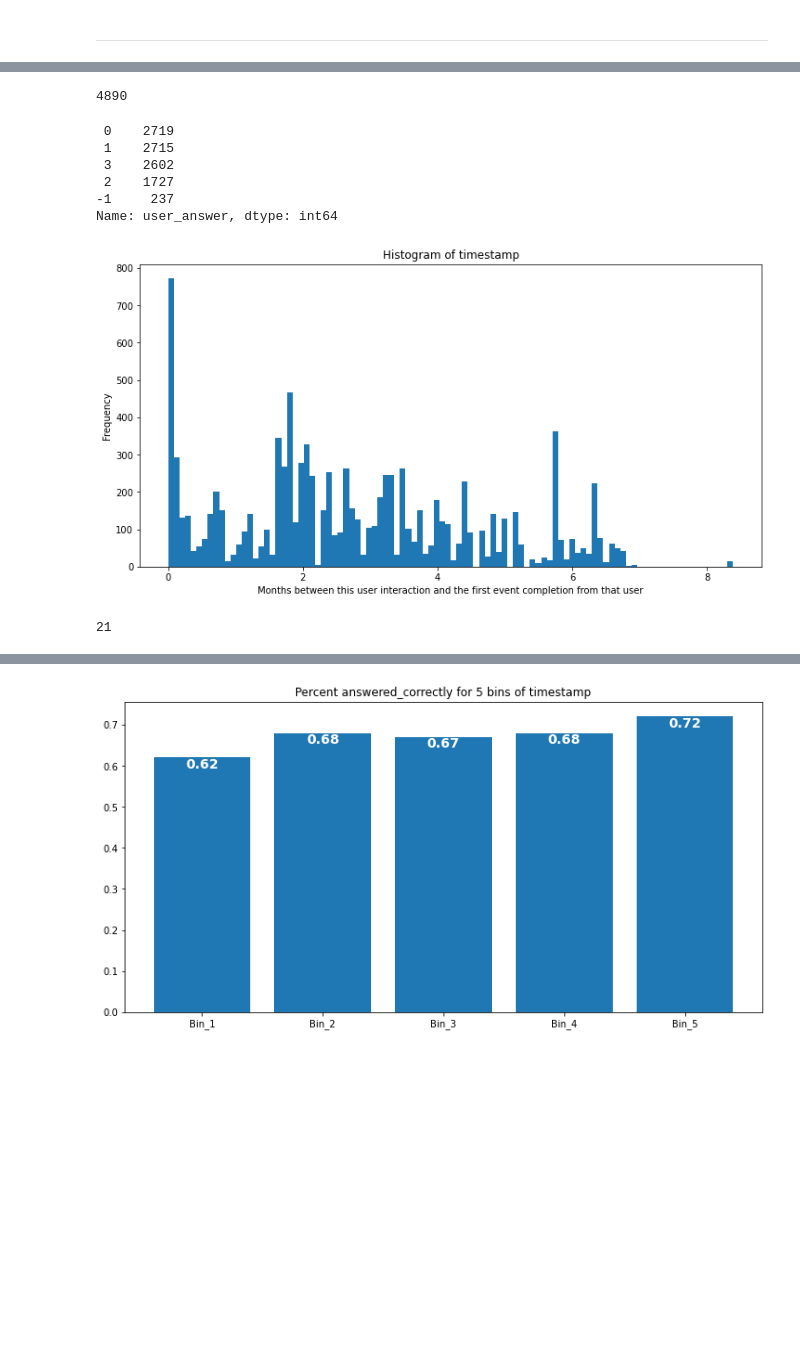
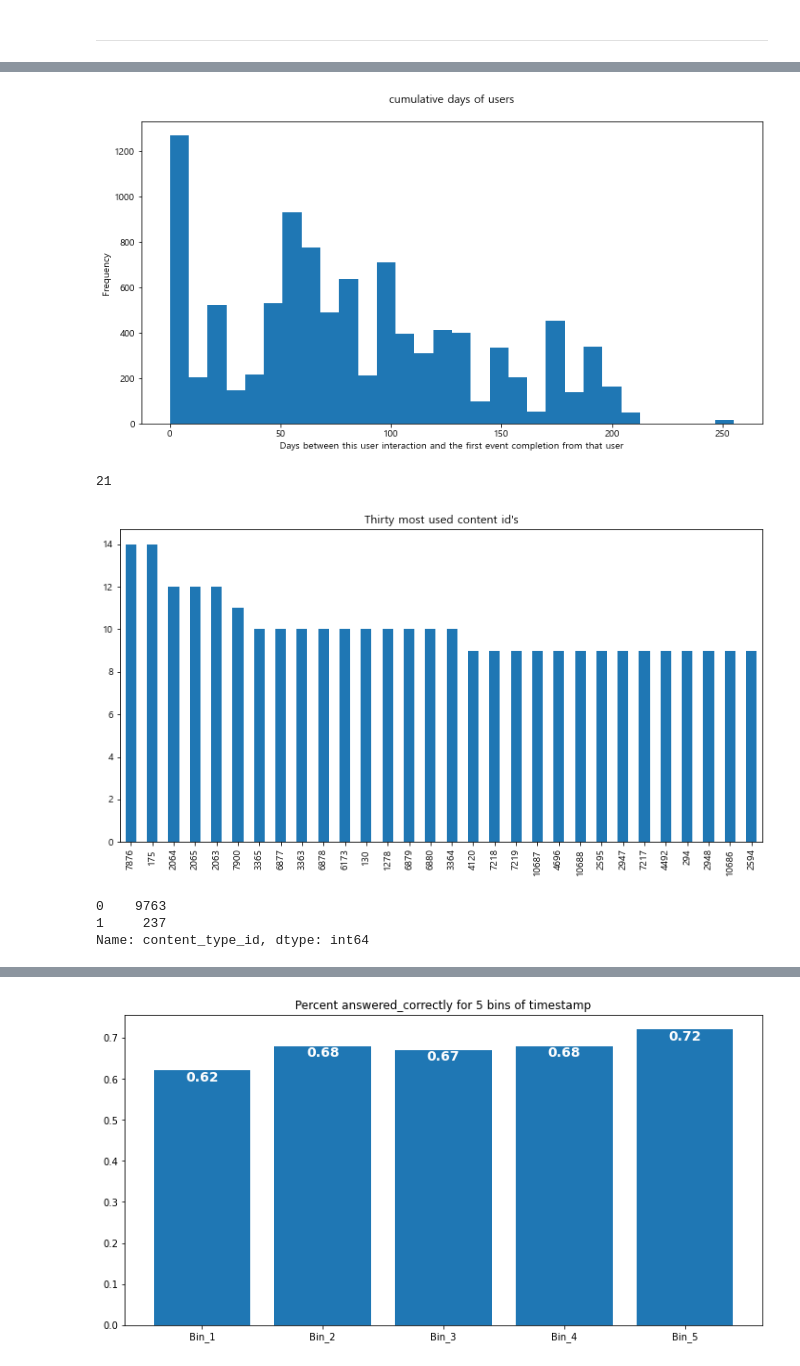
Before and after one commit to ingu627/answer_correctness, a Jupyter notebook: pre_train1.ipynb, the cells around one changed output, grey strips where cells are left out. Cells and saved outputs as stored; diff of their text form; code cells hidden in the pictures; blank space fills up the shorter version.

```diff
--- a/pre_train1.ipynb
+++ b/pre_train1.ipynb
@@ -344,33 +300,42 @@ plt.show()
-# %%
-train.task_container_id.nunique()
-# %% [output]
-4890
-# %%
-train.user_answer.value_counts()
-# %% [output]
- 0    2719
- 1    2715
- 3    2602
- 2    1727
--1     237
-Name: user_answer, dtype: int64
-# %%
-#1 year = 31536000000 ms
-# timestamp: (int64) the time in milliseconds between this user interaction
-# and the first event completion from that user.
-# timestamp : 산타토익을 이용한 총시간? (누적)
-# 산타토익 응시권(기간 30일권 129000원, 60일권 179000원, 90일권 239000원)
-
-ts = train['timestamp']/(31536000000/12)
-fig = plt.figure(figsize=(12,6))
-ts.plot.hist(bins=100)
-plt.title("Histogram of timestamp")
-plt.xticks(rotation=0)
-plt.xlabel("Months between this user interaction and the first event completion from that user")
-plt.show()
-# %% [output]
-[figure, removed]
+# %%
+#1 year = 31536000000 ms
+# 1s = 1000ms
+# 1ms = 1/1000 s
+# 60s = 1 min
+# 60 min = 1 hr
+# 1 day = 24hr
+# 1 month = 30 * 24 * 60 * 60 * 1000 ms
+# 1 year = 365 day = 365 * 24 hr
+# 1 year = 365 * 24 * 30 * 60 * 60 * 1000 ms
+ts = train['timestamp']/(24 * 60 * 60 * 1000) # timestamp가 ms 단위인데 day로 환산
+plt.figure(figsize=(12,6))
+ts.plot.hist(bins=30)
+plt.title('cumulative days of users', pad=20)
+plt.xlabel('Days between this user interaction and the first event completion from that user')
+
+plt.show()
+
+# 해야 될 것 : 각각 사용자의 일수를 가져오는 전처리 작업 필요
+# %% [output]
+[figure, added]
 # %%
 train.user_id.nunique()
 # %% [output]
 21
+# %%
+cids = train.content_id.value_counts()[:30]
+
+plt.figure(figsize=(12,6))
+cids.plot.bar()
+plt.title("Thirty most used content id's")
+
+# ax.get_yaxis().set_major_formatter(plt.FuncFormatter(lambda x, p: format(int(x), ',')))s
+plt.show()
+# %% [output]
+[figure, added]
+# %%
+train.content_type_id.value_counts()
+# %% [output]
+0    9763
+1     237
+Name: content_type_id, dtype: int64
```
Also changed, not shown: parts of 36 cells of this notebook.
